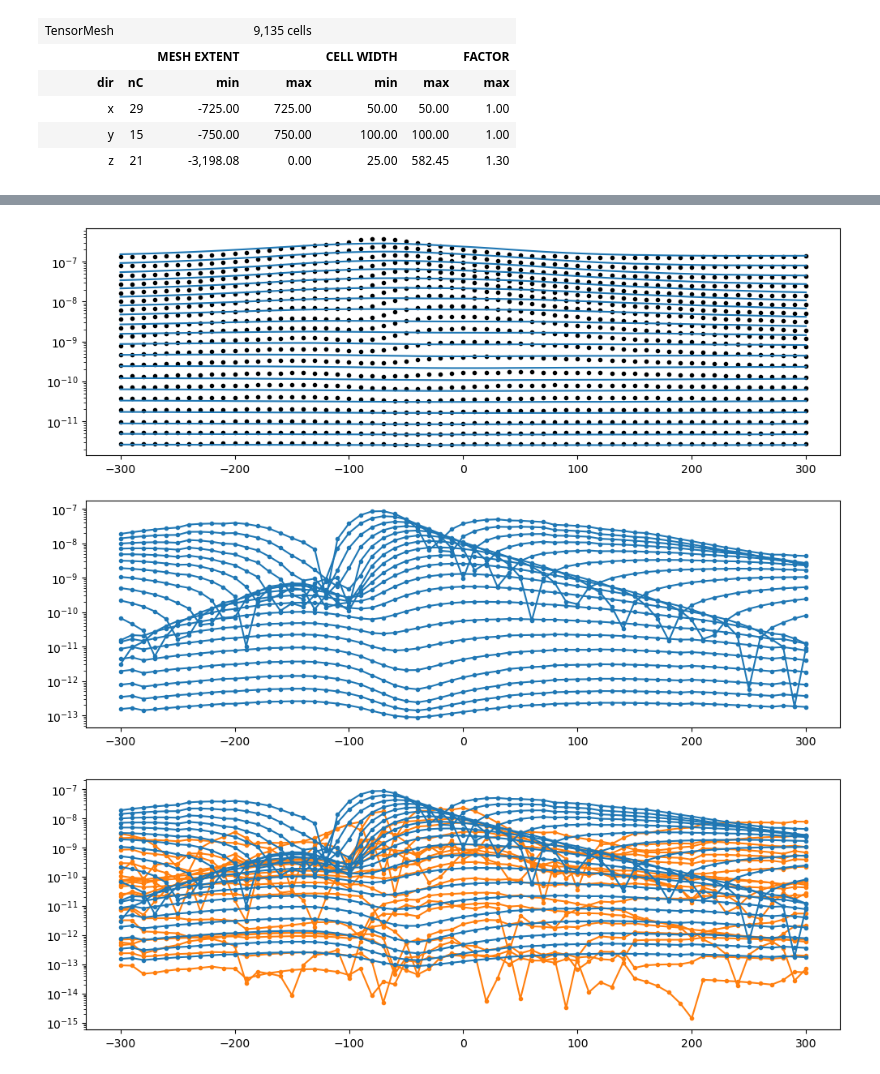
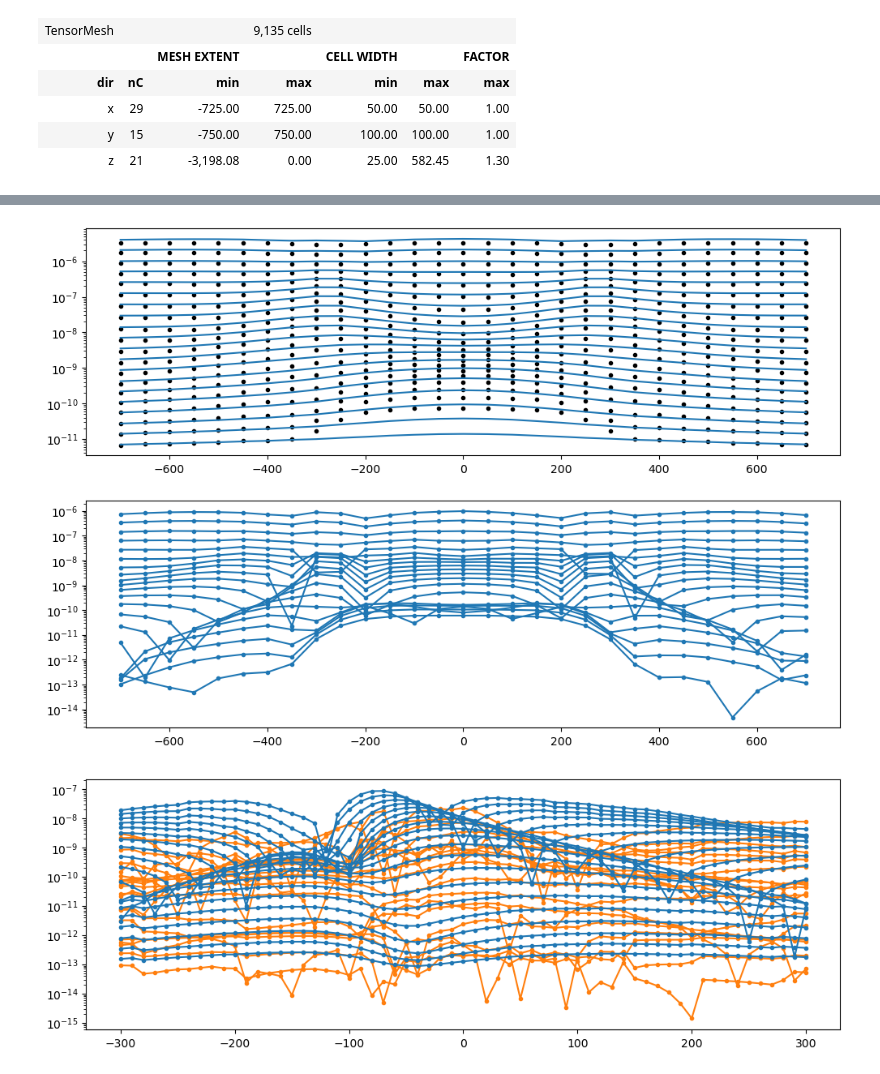
Before and after one commit to ubcgif/2025-heagy-etal-tle, a Jupyter notebook: notebooks/td-octree-mt-mill/synthetic-data-1D-inversions-fixed-beta.ipynb, the cells around one changed output, grey strips where cells are left out. Saved outputs shown, nothing was run; the diff lists cells and outputs as text; code cells hidden in the pictures.

```diff
--- a/notebooks/td-octree-mt-mill/synthetic-data-1D-inversions-fixed-beta.ipynb
+++ b/notebooks/td-octree-mt-mill/synthetic-data-1D-inversions-fixed-beta.ipynb
@@ -762,23 +780,23 @@ dpred_values = dpred_values.reshape(n_times_invert, len(rx_x), len(rx_y), order=
 # %%
 fig, ax = plt.subplots(2, 1, figsize=(12, 8))
 
-line_number = 0
+line_number = 7
 
 true_data = -observed_data.dobs.reshape(len(rx_locs[:,0]), 20)[line_number*len(rx_x):(1+line_number)*len(rx_x), :]
 ax[0].semilogy(
     rx_x, true_data,
     "ko", ms=3
 );
 
 ax[0].semilogy(rx_x, dpred_values[:, :, line_number].T, "C0-");
 
 
 ax[1].semilogy(
     rx_x, np.abs(true_data-dpred_values[:, :, line_number].T),
     "C0-o", ms=3
 );
 # %% [output]
-[figure, old version]
+[figure, new version]
 # %%
 # fig, ax = plt.subplots(2, 1, figsize=(12, 8))
 
```
Also changed, not shown: parts of 14 cells of this notebook, 19 other files.
